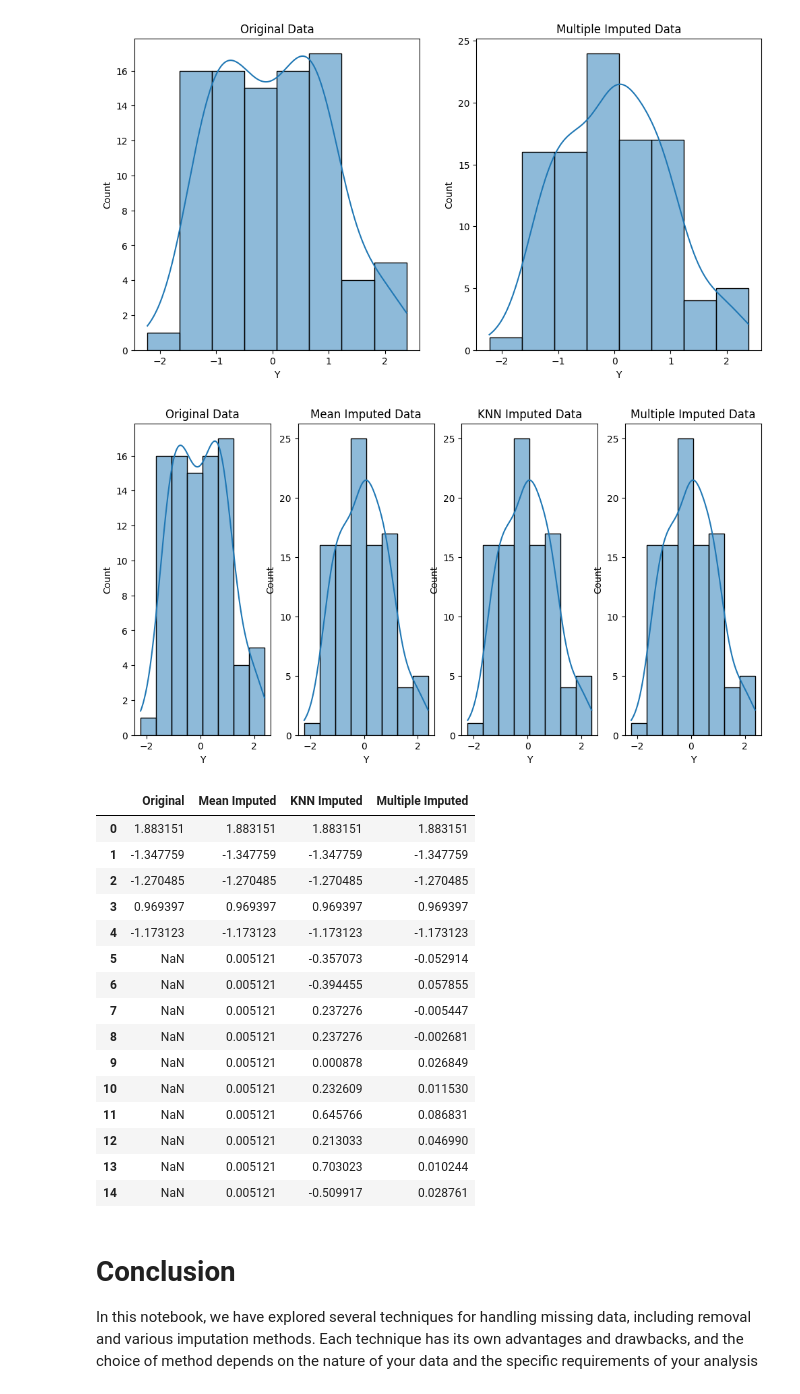
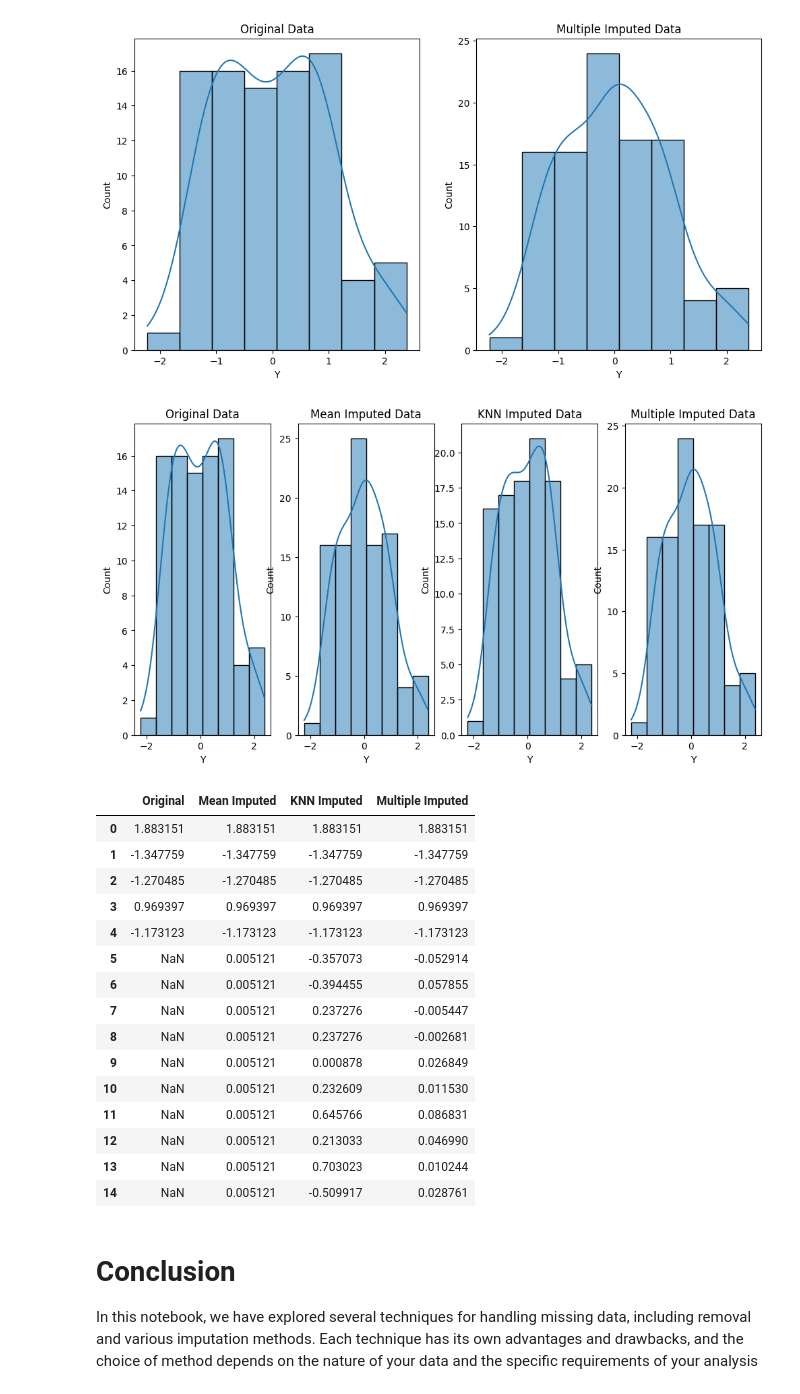
Before and after one commit to AdArya125/Primer-to-Machine-Learning, a Jupyter notebook: 2. Data Preprocessing and Feature Engineering/2.1 Data Cleaning/2.1.1 Handling Missing Data.ipynb, the cells around one changed output. Saved outputs shown, nothing was run; the diff lists cells and outputs as text; code cells hidden in the pictures.

Commit message:
Fixed visualization.

```diff
--- a/2. Data Preprocessing and Feature Engineering/2.1 Data Cleaning/2.1.1 Handling Missing Data.ipynb
+++ b/2. Data Preprocessing and Feature Engineering/2.1 Data Cleaning/2.1.1 Handling Missing Data.ipynb
@@ -148,28 +155,28 @@ plt.show()
 # %%
 # Display Summary of Imputed Values
 imputed_summary = pd.DataFrame({
     'Original': data['Y'],
     'Mean Imputed': mean_imputed_data['Y'],
     'KNN Imputed': knn_imputed_data['Y'],
     'Multiple Imputed': multiple_imputed_data['Y']
 })
 plt.figure(figsize=(12, 6))
 plt.subplot(1, 4, 1)
 sns.histplot(data['Y'], kde=True)
 plt.title('Original Data')
 plt.subplot(1, 4, 2)
 sns.histplot(mean_imputed_data['Y'], kde=True)
 plt.title('Mean Imputed Data')
 plt.subplot(1, 4, 3)
-sns.histplot(mean_imputed_data['Y'], kde=True)
+sns.histplot(knn_imputed_data['Y'], kde=True)
 plt.title('KNN Imputed Data')
 plt.subplot(1, 4, 4)
-sns.histplot(mean_imputed_data['Y'], kde=True)
+sns.histplot(multiple_imputed_data['Y'], kde=True)
 plt.title('Multiple Imputed Data')
 plt.show()
 imputed_summary.head(15)
 # %% [output]
-[figure, old version]
+[figure, new version]
 |  | Original | Mean Imputed | KNN Imputed | Multiple Imputed |
 | 0 | 1.883151 | 1.883151 | 1.883151 | 1.883151 |
 | 1 | -1.347759 | -1.347759 | -1.347759 | -1.347759 |
```
Also changed, not shown: parts of 1 cell of this notebook.
